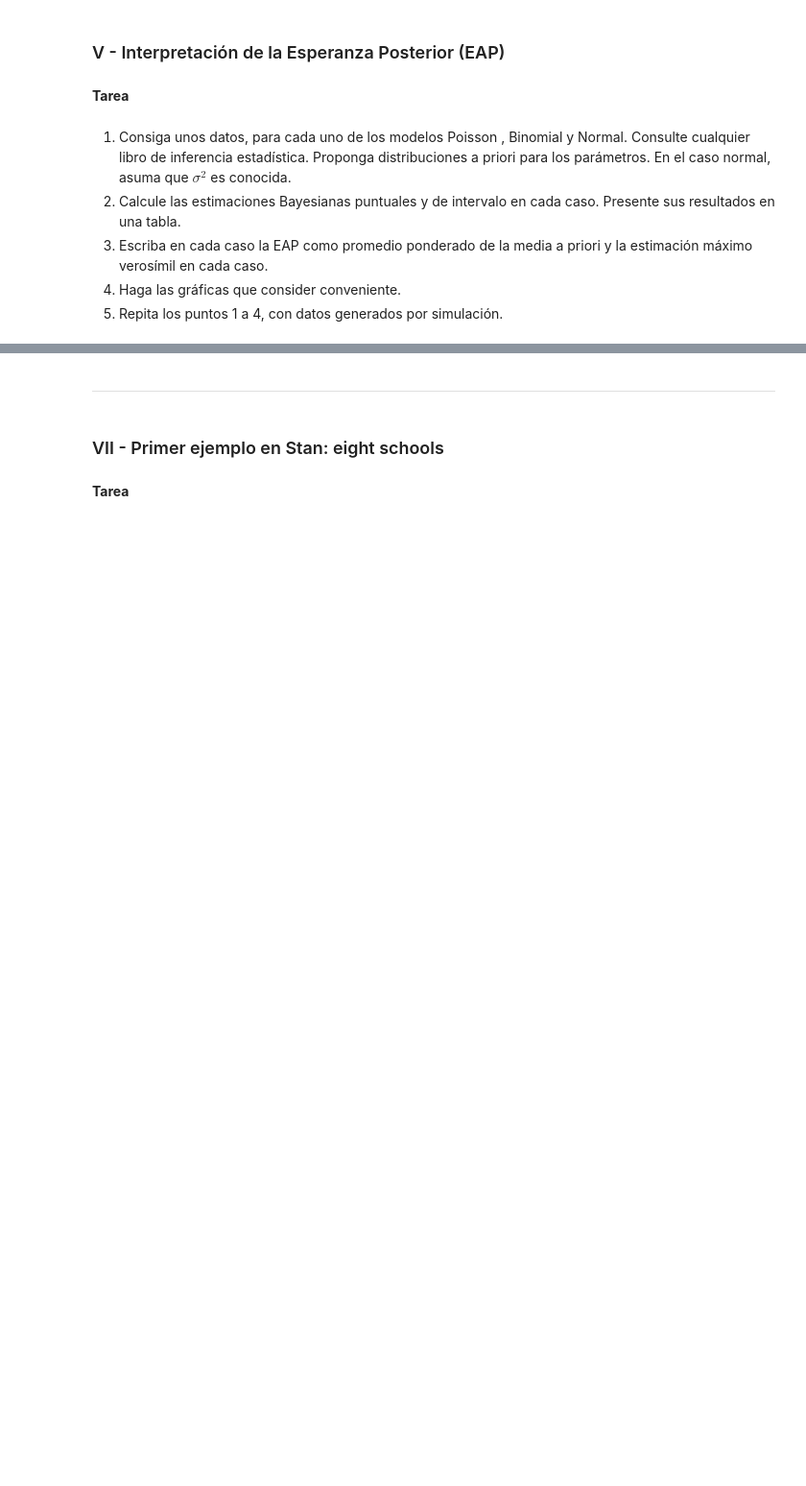
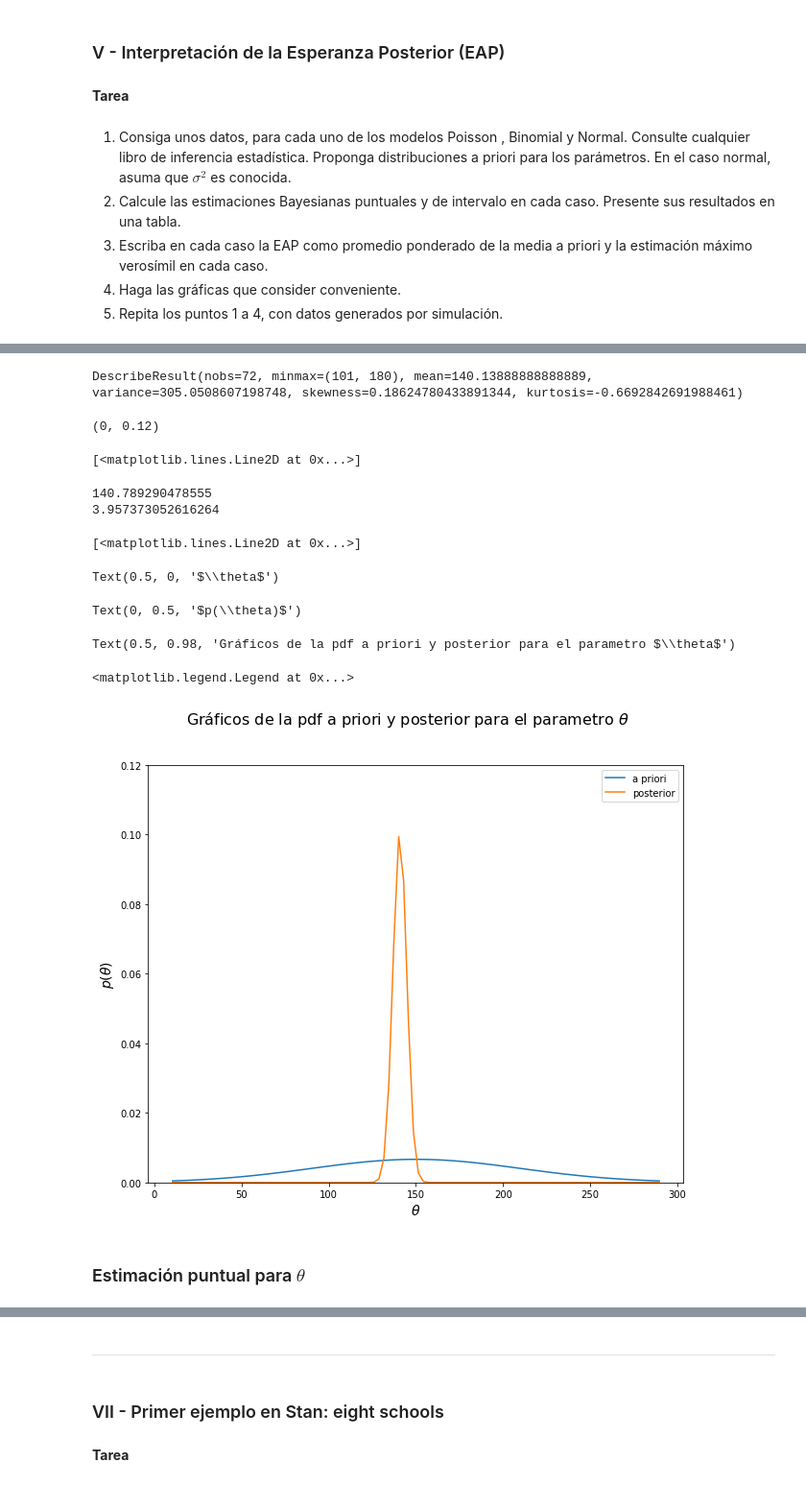
Before and after one commit to SebastianVela/EstadisticaBayesiana, a Jupyter notebook: Hurtado-Vela.ipynb, the cells around one changed output, grey strips where cells are left out. Shown at 96% size. Drawn from its saved outputs; the diff is of its cells as text; code cells hidden in the pictures; blank space fills up the shorter version.

```diff
--- a/Hurtado-Vela.ipynb
+++ b/Hurtado-Vela.ipynb
@@ -490,0 +531,6 @@ print(EAP)
+# %%
+import pandas as pd
+
+data=pd.ExcelFile("C:/Users/sebas/OneDrive/UniversidadNacional/programacion/EstadisticaBayesiana/SaberPro2018.xlsx")
+df=data.parse('Programa Academico')
+print(df.columns)
@@ -490,0 +561,3 @@ print(EAP)
+# %%
+economia=df.loc[df["GRUPO_REFERENCIA"]=="ECONOMÍA",["INSTITUCION","PROMEDIO_PUNTAJEPRUEBA"]]
+economia.head()
@@ -490,0 +583,52 @@ print(EAP)
+# %%
+from scipy import stats
+import numpy as np
+
+stats.describe(economia["PROMEDIO_PUNTAJEPRUEBA"])
+
+PROMEDIO_PUNTAJEPRUEBA=economia["PROMEDIO_PUNTAJEPRUEBA"]
+# %% [output]
+DescribeResult(nobs=72, minmax=(101, 180), mean=140.13888888888889, variance=305.0508607198748, skewness=0.18624780433891344, kurtosis=-0.6692842691988461)
+# %%
+#apriori
+
+mo=150
+t2=30*2
+
+x = np.linspace(normal.ppf(0.01),normal.ppf(0.99), 100)
+fig, ax =fig, ax=plt.subplots(figsize=(10,8))
+ax.set_ylim(0,0.12)
+
+y = stats.norm(mo, t2).pdf(x)
+ax.plot(x,y,label = 'a priori')
+
+#posterior
+n=72
+media_prueba=PROMEDIO_PUNTAJEPRUEBA.mean()
+
+sigma2=305.0508607198748
+m=((sigma2*mo)+(n*t2*media_prueba))/(sigma2+(n*t2))
+print(m)
+s=(sigma2*t2)/(sigma2+(n*t2))
+print(s)
+y = stats.norm(m,s).pdf(x)
+
+ax.plot(x,y,label = 'posterior')
+ax.set_xlabel('$\\theta$', fontsize=14)
+ax.set_ylabel('$p(\\theta)$', fontsize=14)
+fig.suptitle('Gráficos de la pdf a priori y posterior para el parametro $\\theta$',fontsize=16)
+ax.legend()
+plt.show()
+# %% [output]
+(0, 0.12)
+[<matplotlib.lines.Line2D at 0x...>]
+140.789290478555
+3.957373052616264
+[<matplotlib.lines.Line2D at 0x...>]
+Text(0.5, 0, '$\\theta$')
+Text(0, 0.5, '$p(\\theta)$')
+Text(0.5, 0.98, 'Gráficos de la pdf a priori y posterior para el parametro $\\theta$')
+<matplotlib.legend.Legend at 0x...>
+[figure, added]
+# %% [markdown]
+### Estimación puntual para $\theta$
```
Also changed, not shown: parts of 40 cells of this notebook, 1 other file.
